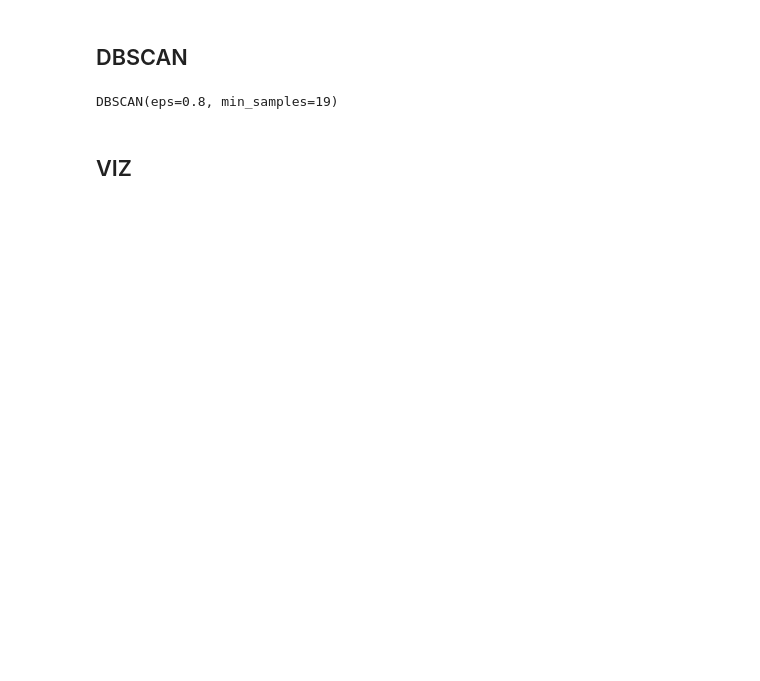
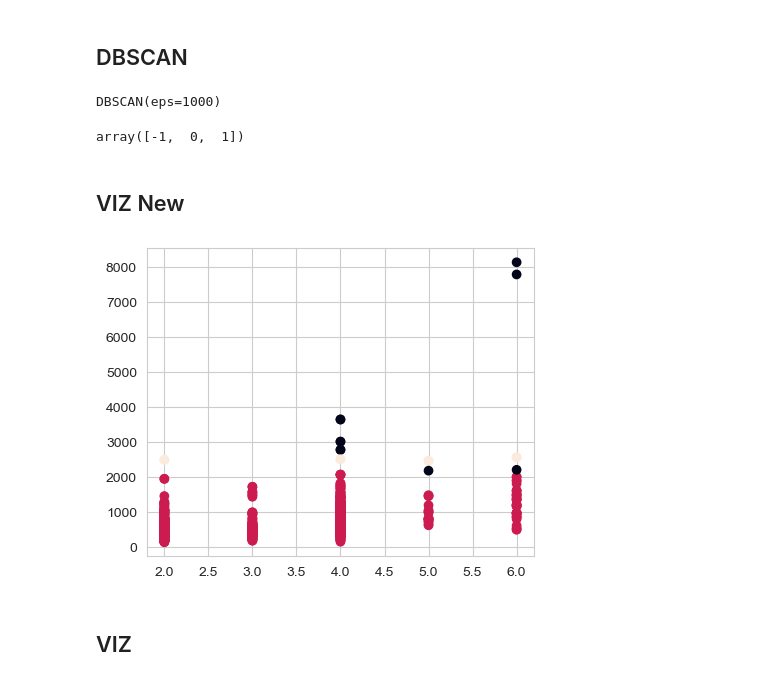
Before and after one commit to fadykittan/airbnb-roi-predictor, a Jupyter notebook: cluster-data.ipynb, the cells around one changed output. Drawn from its saved outputs; the diff is of its cells as text; code cells hidden in the pictures; blank space fills up the shorter version.

```diff
--- a/cluster-data.ipynb
+++ b/cluster-data.ipynb
@@ -51,13 +52,40 @@ df.head()
 | 2 | 264.101422 | 2.0 | 0 | 0 | 1 | 9.0 | 87.0 | ... |
 | 3 | 433.529398 | 4.0 | 0 | 0 | 1 | 9.0 | 90.0 | ... |
 | 4 | 485.552926 | 2.0 | 1 | 0 | 0 | 10.0 | 98.0 | ... |
+# %%
+df.drop('Superhost', axis=1, inplace=True)
+df.drop('Multiple Rooms', axis=1, inplace=True)
+df.drop('Business', axis=1, inplace=True)
+df.drop('Cleanliness Rating', axis=1, inplace=True)
+df.drop('Guest Satisfaction', axis=1, inplace=True)
+df.drop('Bedrooms', axis=1, inplace=True)
+df.drop('City Center (km)', axis=1, inplace=True)
+df.drop('Metro Distance (km)', axis=1, inplace=True)
+df.drop('Normalised Attraction Index', axis=1, inplace=True)
+df.drop('Normalised Restraunt Index', axis=1, inplace=True)
+df.drop('Weekday', axis=1, inplace=True)
+df.drop('Weekend', axis=1, inplace=True)
+df.drop('Entire home/apt', axis=1, inplace=True)
+df.drop('Private room', axis=1, inplace=True)
 # %% [markdown]
 ## DBSCAN
 # %%
-model = DBSCAN(eps = 0.8, min_samples=19).fit(df)
-print(model)
+model = DBSCAN(eps = 100, min_samples=5)
+model = model.fit(df)
+print(labels)
 # %% [output]
-DBSCAN(eps=0.8, min_samples=19)
+DBSCAN(eps=1000)
+# %%
+np.unique(model.labels_)
+# %% [output]
+array([-1,  0,  1])
+# %% [markdown]
+## VIZ New
+# %%
+plt.scatter(df['Person Capacity'], df['Price'],c=model.labels_)
+plt.show()
+# %% [output]
+[figure, added]
 # %% [markdown]
 ## VIZ
 # %%
```
Also changed, not shown: parts of 2 cells of this notebook.
